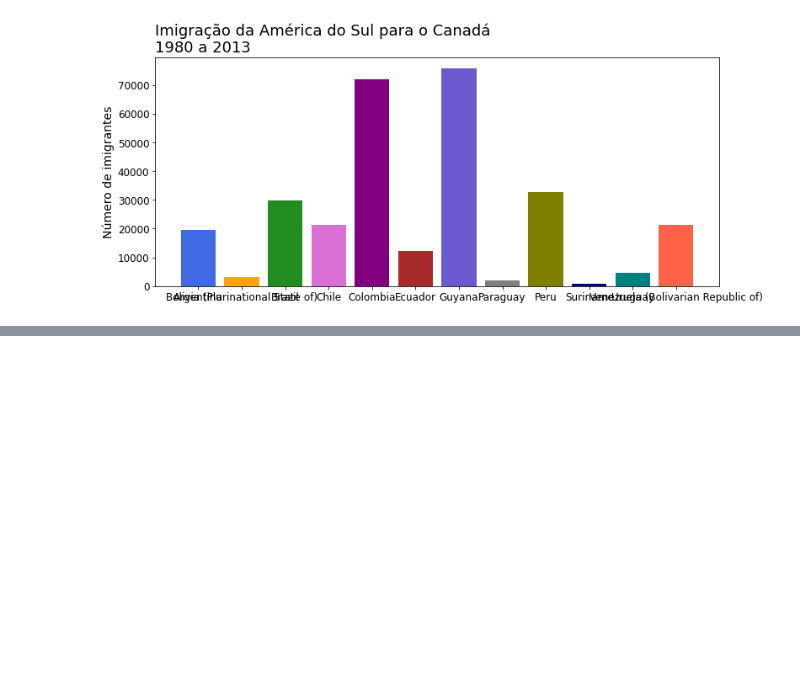
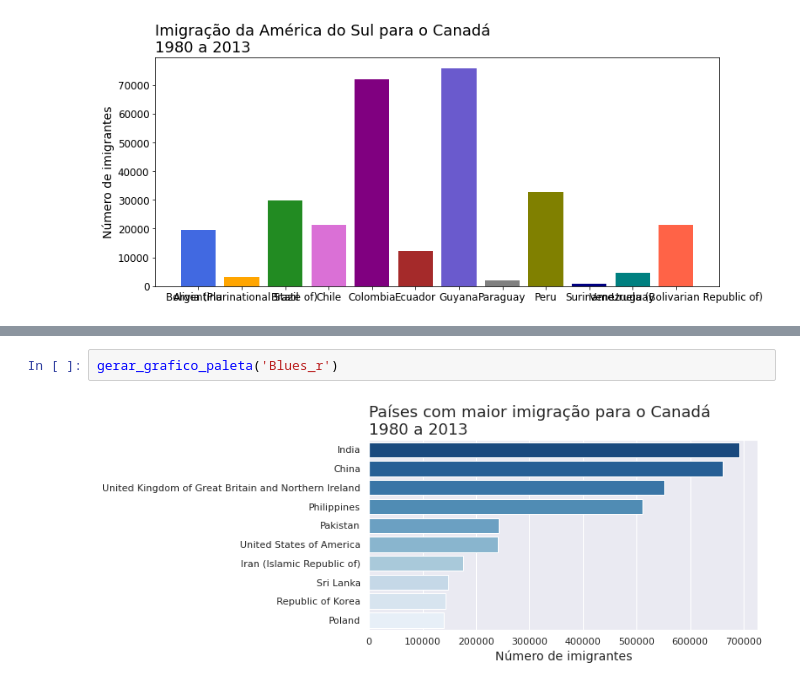
Before and after one commit to FranciscoFoz/data-viz-training, a Jupyter notebook: Python/dataviz_python_curso_Alura.ipynb, the cells around one changed output, grey strips where cells are left out. Drawn from its saved outputs; the diff is of its cells as text; blank space fills up the shorter version.

```diff
--- a/Python/dataviz_python_curso_Alura.ipynb
+++ b/Python/dataviz_python_curso_Alura.ipynb
@@ -201,0 +264,4 @@ plt.show()
+# %%
+gerar_grafico_paleta('Blues_r')
+# %% [output]
+[figure, added]
```
Also changed, not shown: parts of 26 cells of this notebook, 2 other files.
